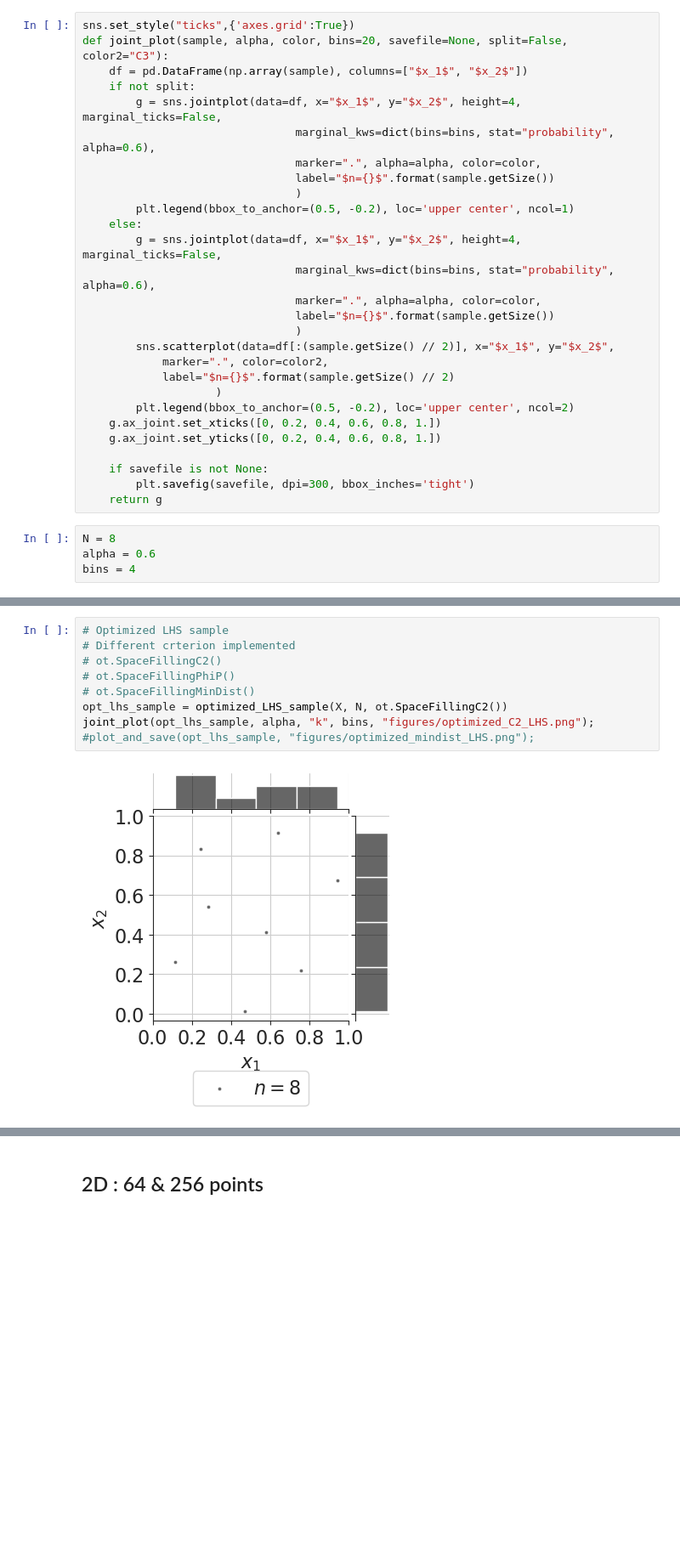
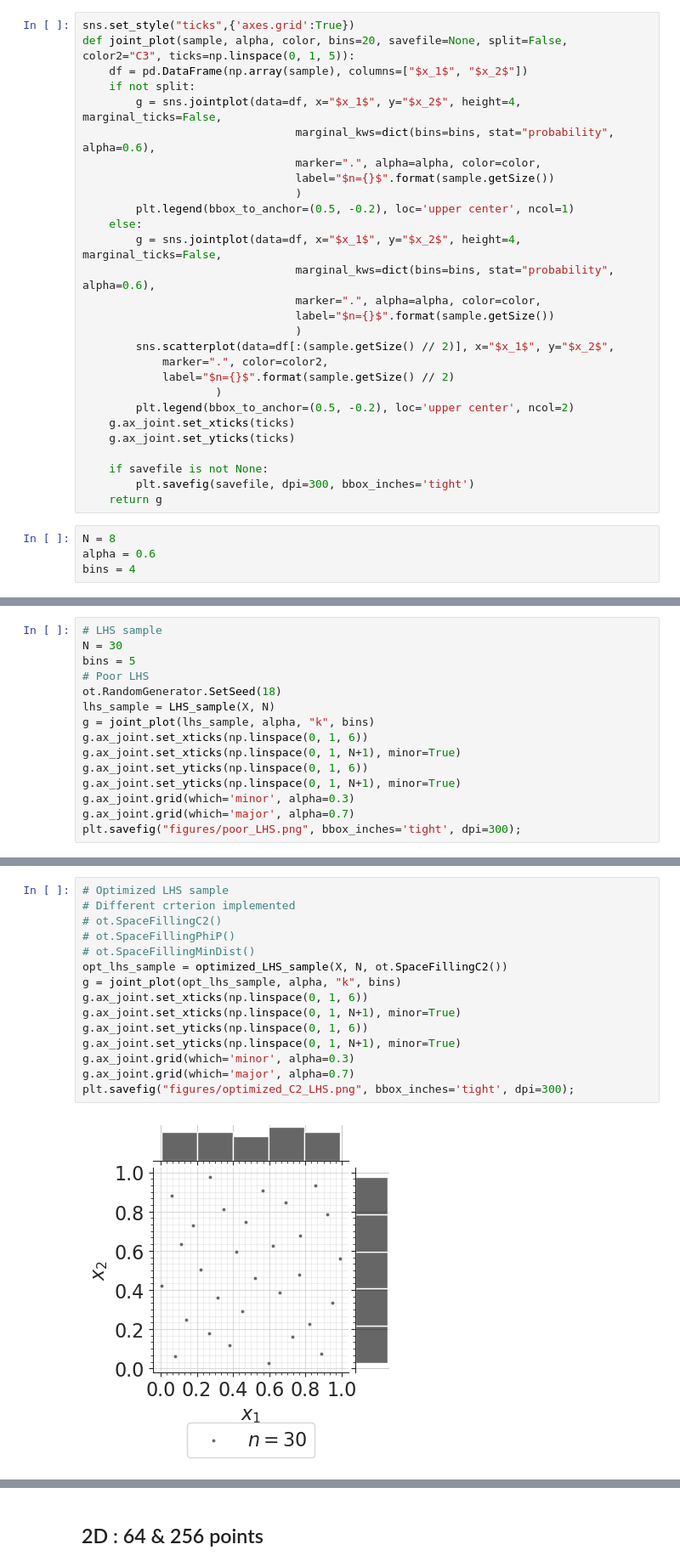
Before and after one commit to efekhari27/thesis, a Jupyter notebook: numerical_experiments/chapter1/designofexperiments.ipynb, the cells around one changed output, grey strips where cells are left out. Shown at 85% size. Drawn from its saved outputs; the diff is of its cells as text; blank space fills up the shorter version.

```diff
--- a/numerical_experiments/chapter1/designofexperiments.ipynb
+++ b/numerical_experiments/chapter1/designofexperiments.ipynb
@@ -62,7 +62,7 @@ def plot_and_save(sample, savefile=None, title=None, x0=0, x1=1):
         plt.savefig(savefile, bbox_inches='tight', dpi=300)
 # %%
 sns.set_style("ticks",{'axes.grid':True})
-def joint_plot(sample, alpha, color, bins=20, savefile=None, split=False, color2="C3"):
+def joint_plot(sample, alpha, color, bins=20, savefile=None, split=False, color2="C3", ticks=np.linspace(0, 1, 5)):
     df = pd.DataFrame(np.array(sample), columns=["$x_1$", "$x_2$"])
     if not split:
         g = sns.jointplot(data=df, x="$x_1$", y="$x_2$", height=4, marginal_ticks=False,
@@ -82,8 +82,8 @@ def joint_plot(sample, alpha, color, bins=20, savefile=None, split=False, color2
             label="$n={}$".format(sample.getSize() // 2)
                     )
         plt.legend(bbox_to_anchor=(0.5, -0.2), loc='upper center', ncol=2)
-    g.ax_joint.set_xticks([0, 0.2, 0.4, 0.6, 0.8, 1.])
-    g.ax_joint.set_yticks([0, 0.2, 0.4, 0.6, 0.8, 1.])
+    g.ax_joint.set_xticks(ticks)
+    g.ax_joint.set_yticks(ticks)
 
     if savefile is not None:
         plt.savefig(savefile, dpi=300, bbox_inches='tight')
@@ -141,0 +134,15 @@ joint_plot(lhs_sample, alpha, "k", bins, "figures/poor_LHS.png");
+# %%
+# LHS sample
+N = 30
+bins = 5
+# Poor LHS
+ot.RandomGenerator.SetSeed(18)
+lhs_sample = LHS_sample(X, N)
+g = joint_plot(lhs_sample, alpha, "k", bins)
+g.ax_joint.set_xticks(np.linspace(0, 1, 6))
+g.ax_joint.set_xticks(np.linspace(0, 1, N+1), minor=True)
+g.ax_joint.set_yticks(np.linspace(0, 1, 6))
+g.ax_joint.set_yticks(np.linspace(0, 1, N+1), minor=True)
+g.ax_joint.grid(which='minor', alpha=0.3)
+g.ax_joint.grid(which='major', alpha=0.7)
+plt.savefig("figures/poor_LHS.png", bbox_inches='tight', dpi=300);
@@ -142,11 +151,17 @@ joint_plot(lhs_sample, alpha, "k", bins, "figures/poor_LHS.png");
 # %%
 # Optimized LHS sample
 # Different crterion implemented
 # ot.SpaceFillingC2()
 # ot.SpaceFillingPhiP()
 # ot.SpaceFillingMinDist()
 opt_lhs_sample = optimized_LHS_sample(X, N, ot.SpaceFillingC2())
-joint_plot(opt_lhs_sample, alpha, "k", bins, "figures/optimized_C2_LHS.png");
-#plot_and_save(opt_lhs_sample, "figures/optimized_mindist_LHS.png");
+g = joint_plot(opt_lhs_sample, alpha, "k", bins)
+g.ax_joint.set_xticks(np.linspace(0, 1, 6))
+g.ax_joint.set_xticks(np.linspace(0, 1, N+1), minor=True)
+g.ax_joint.set_yticks(np.linspace(0, 1, 6))
+g.ax_joint.set_yticks(np.linspace(0, 1, N+1), minor=True)
+g.ax_joint.grid(which='minor', alpha=0.3)
+g.ax_joint.grid(which='major', alpha=0.7)
+plt.savefig("figures/optimized_C2_LHS.png", bbox_inches='tight', dpi=300);
 # %% [output]
-[figure, old version]
+[figure, new version]
```
Also changed, not shown: parts of 11 cells of this notebook, 18 other files.
